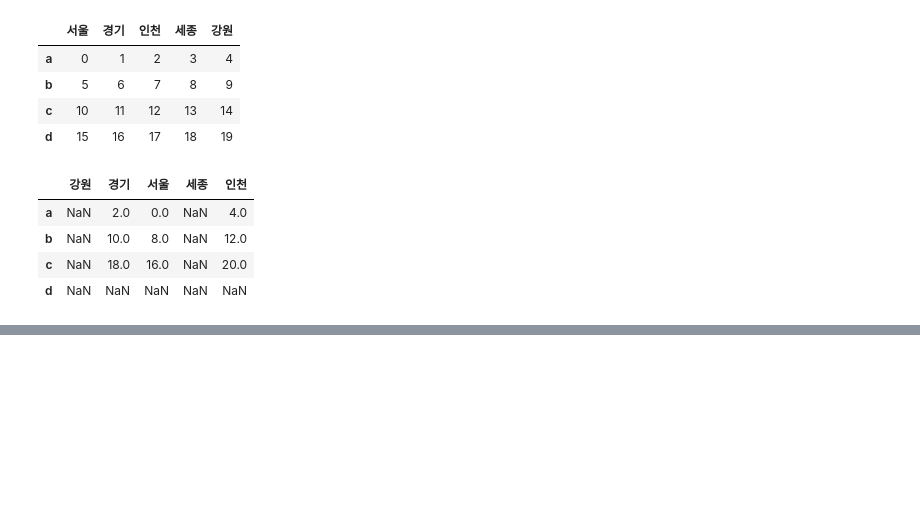
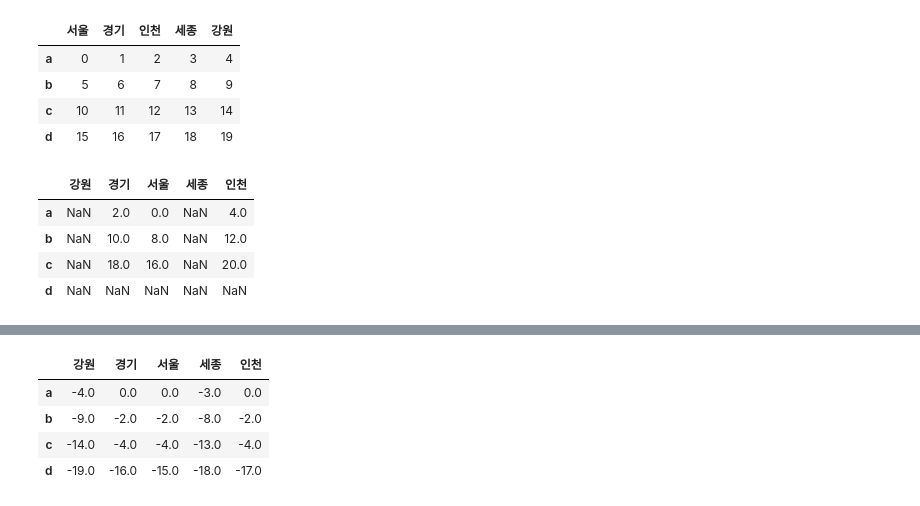
Before and after one commit to Andante8989/python, a Jupyter notebook: 팬더스/2. DataFrame 자료형.ipynb, the cells around one changed output, grey strips where cells are left out. Saved outputs shown, nothing was run; the diff lists cells and outputs as text; code cells hidden in the pictures; blank space fills up the shorter version.

```diff
--- a/팬더스/2. DataFrame 자료형.ipynb
+++ b/팬더스/2. DataFrame 자료형.ipynb
@@ -865,0 +895,9 @@ df1.add(df2, fill_value=0)
+# %%
+# .sub()를 이용해서 fill_value=0 을 주고 빼기하는 코드를 보내주세요
+df1.sub(df2, fill_value=0)
+# %% [output]
+|  | 강원 | 경기 | 서울 | 세종 | 인천 |
+| a | -4.0 | 0.0 | 0.0 | -3.0 | 0.0 |
+| b | -9.0 | -2.0 | -2.0 | -8.0 | -2.0 |
+| c | -14.0 | -4.0 | -4.0 | -13.0 | -4.0 |
+| d | -19.0 | -16.0 | -15.0 | -18.0 | -17.0 |
```
Also changed, not shown: parts of 23 cells of this notebook, 1 other file.
